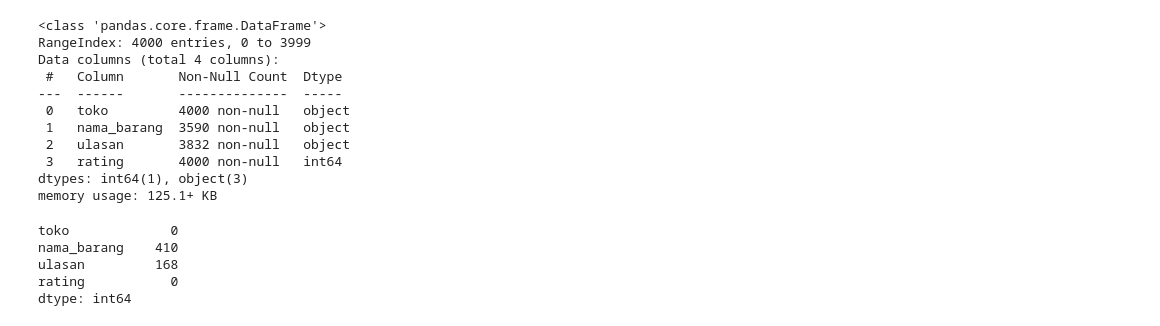
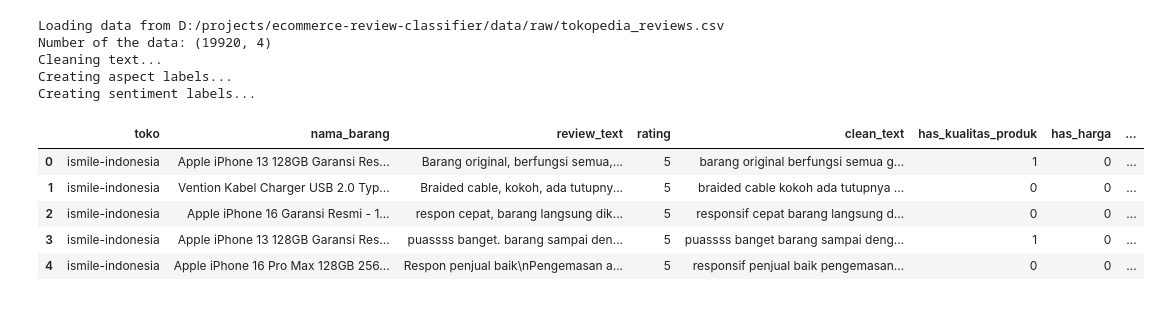
Before and after one commit to malindard/multi-label-ecommerce-reviews, a Jupyter notebook: notebooks/cek.ipynb, the cells around one changed output. Cells and saved outputs as stored; diff of their text form; code cells hidden in the pictures.

```diff
--- a/notebooks/cek.ipynb
+++ b/notebooks/cek.ipynb
@@ -24,22 +241,18 @@ Name: count, dtype: int64
+# %%
+preprocessor = ReviewPreprocessor()
+df = preprocessor.preprocess_data()
+# %% [output]
+Loading data from D:/projects/ecommerce-review-classifier/data/raw/tokopedia_reviews.csv
+Number of the data: (19920, 4)
+Cleaning text...
+Creating aspect labels...
+Creating sentiment labels...
 # %%
-df.info()
+df.head()
 # %% [output]
-<class 'pandas.core.frame.DataFrame'>
-RangeIndex: 4000 entries, 0 to 3999
-Data columns (total 4 columns):
- #   Column       Non-Null Count  Dtype
----  ------       --------------  -----
- 0   toko         4000 non-null   object
- 1   nama_barang  3590 non-null   object
- 2   ulasan       3832 non-null   object
- 3   rating       4000 non-null   int64
-dtypes: int64(1), object(3)
-memory usage: 125.1+ KB
+|  | toko | nama_barang | review_text | rating | clean_text | has_kualitas_produk | has_harga | ... |
+| 0 | ismile-indonesia | Apple iPhone 13 128GB Garansi Res... | Barang original, berfungsi semua,... | 5 | barang original berfungsi semua g... | 1 | 0 | ... |
+| 1 | ismile-indonesia | Vention Kabel Charger USB 2.0 Typ... | Braided cable, kokoh, ada tutupny... | 5 | braided cable kokoh ada tutupnya ... | 0 | 0 | ... |
+| 2 | ismile-indonesia | Apple iPhone 16 Garansi Resmi - 1... | respon cepat, barang langsung dik... | 5 | responsif cepat barang langsung d... | 0 | 0 | ... |
+| 3 | ismile-indonesia | Apple iPhone 13 128GB Garansi Res... | puassss banget. barang sampai den... | 5 | puassss banget barang sampai deng... | 1 | 0 | ... |
+| 4 | ismile-indonesia | Apple iPhone 16 Pro Max 128GB 256... | Respon penjual baik\nPengemasan a... | 5 | responsif penjual baik pengemasan... | 0 | 0 | ... |
-# %%
-df.isnull().sum()
-# %% [output]
-toko             0
-nama_barang    410
-ulasan         168
-rating           0
-dtype: int64
```
Also changed, not shown: parts of 21 cells of this notebook, 1 other file.
